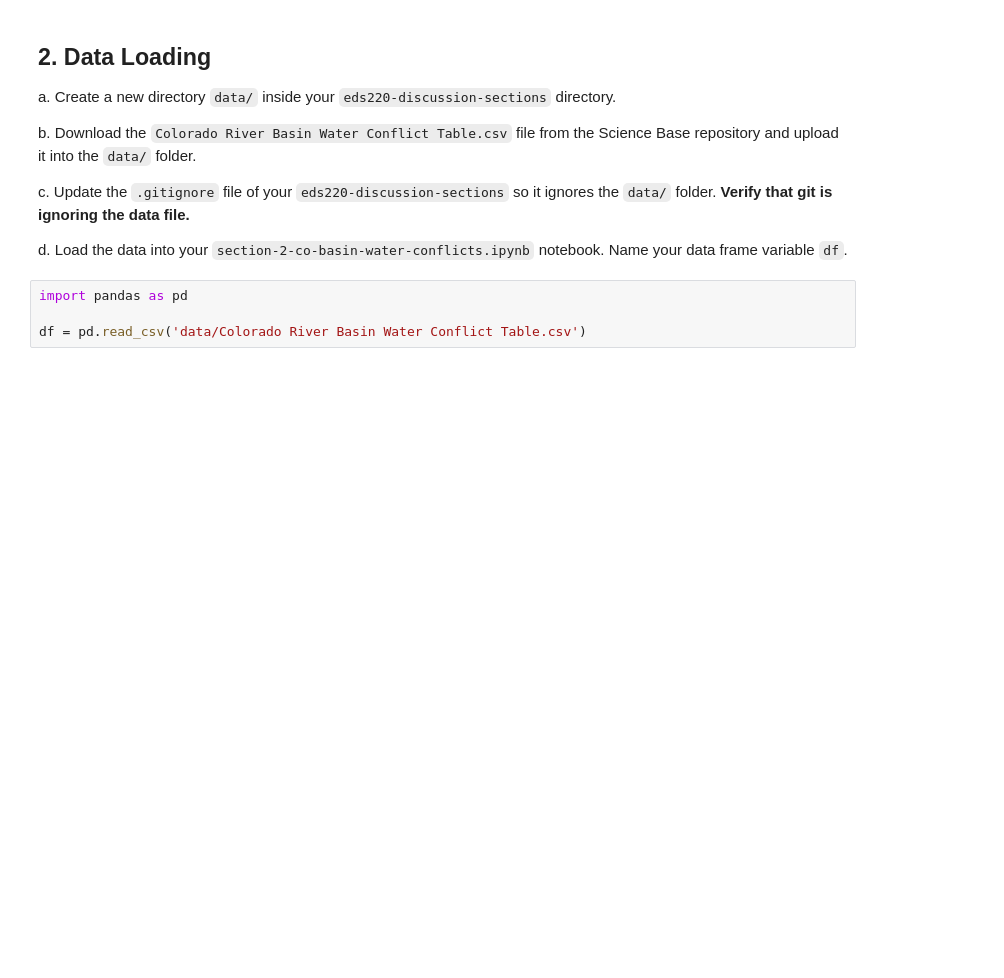
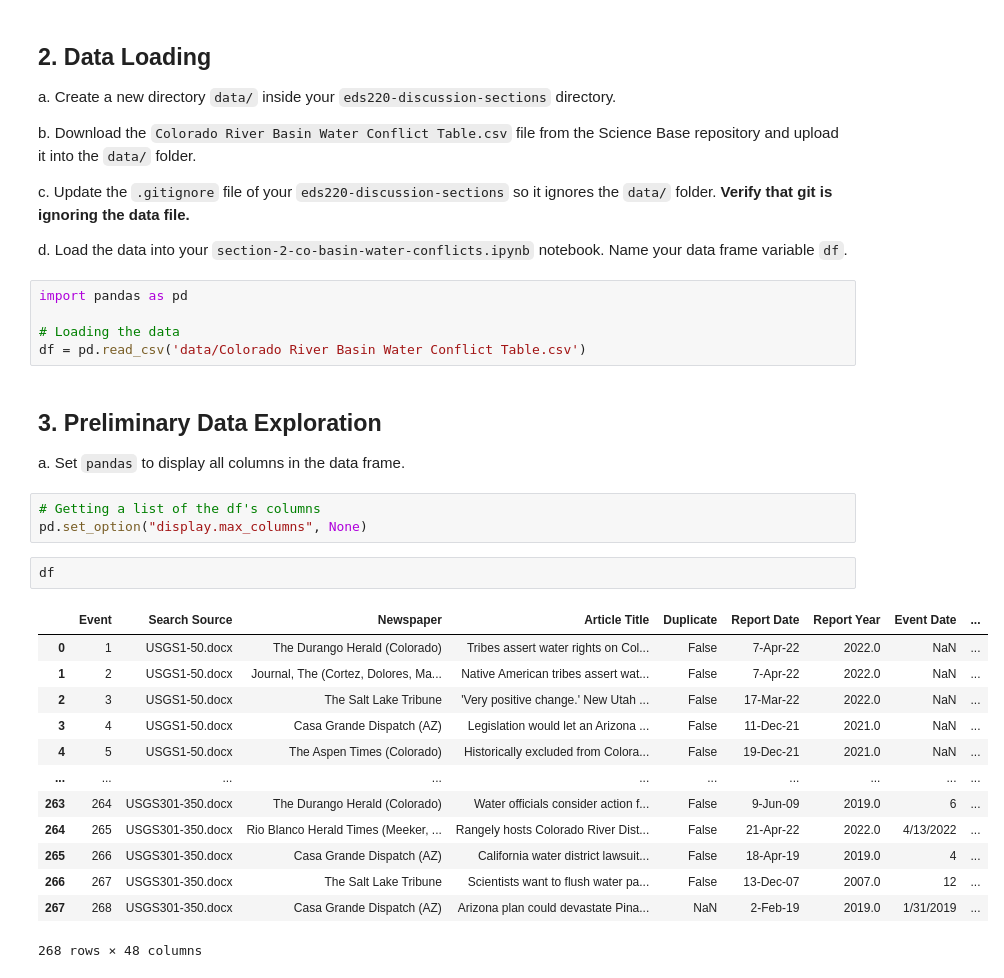
Before and after one commit to karolinasienko/eds220-2026-sections, a Jupyter notebook: section-2-co-basin-water-conflicts.ipynb, the cells around one changed output. Cells and saved outputs as stored; diff of their text form; blank space fills up the shorter version.

Commit message:
preliminiary data exploration

```diff
--- a/section-2-co-basin-water-conflicts.ipynb
+++ b/section-2-co-basin-water-conflicts.ipynb
@@ -48,4 +48,28 @@ d. Load the data into your `section-2-co-basin-water-conflicts.ipynb` notebook.
 # %%
 import pandas as pd
 
+# Loading the data
 df = pd.read_csv('data/Colorado River Basin Water Conflict Table.csv')
+# %% [markdown]
+## 3. Preliminary Data Exploration
+
+a. Set `pandas` to display all columns in the data frame.
+# %%
+# Getting a list of the df's columns
+pd.set_option("display.max_columns", None)
+# %%
+df
+# %% [output]
+|  | Event | Search Source | Newspaper | Article Title | Duplicate | Report Date | Report Year | Event Date | ... |
+| 0 | 1 | USGS1-50.docx | The Durango Herald (Colorado) | Tribes assert water rights on Col... | False | 7-Apr-22 | 2022.0 | NaN | ... |
+| 1 | 2 | USGS1-50.docx | Journal, The (Cortez, Dolores, Ma... | Native American tribes assert wat... | False | 7-Apr-22 | 2022.0 | NaN | ... |
+| 2 | 3 | USGS1-50.docx | The Salt Lake Tribune | 'Very positive change.' New Utah ... | False | 17-Mar-22 | 2022.0 | NaN | ... |
+| 3 | 4 | USGS1-50.docx | Casa Grande Dispatch (AZ) | Legislation would let an Arizona ... | False | 11-Dec-21 | 2021.0 | NaN | ... |
+| 4 | 5 | USGS1-50.docx | The Aspen Times (Colorado) | Historically excluded from Colora... | False | 19-Dec-21 | 2021.0 | NaN | ... |
+| ... | ... | ... | ... | ... | ... | ... | ... | ... | ... |
+| 263 | 264 | USGS301-350.docx | The Durango Herald (Colorado) | Water officials consider action f... | False | 9-Jun-09 | 2019.0 | 6 | ... |
+| 264 | 265 | USGS301-350.docx | Rio Blanco Herald Times (Meeker, ... | Rangely hosts Colorado River Dist... | False | 21-Apr-22 | 2022.0 | 4/13/2022 | ... |
+| 265 | 266 | USGS301-350.docx | Casa Grande Dispatch (AZ) | California water district lawsuit... | False | 18-Apr-19 | 2019.0 | 4 | ... |
+| 266 | 267 | USGS301-350.docx | The Salt Lake Tribune | Scientists want to flush water pa... | False | 13-Dec-07 | 2007.0 | 12 | ... |
+| 267 | 268 | USGS301-350.docx | Casa Grande Dispatch (AZ) | Arizona plan could devastate Pina... | NaN | 2-Feb-19 | 2019.0 | 1/31/2019 | ... |
+268 rows × 48 columns
```
Also changed, not shown: parts of 5 cells of this notebook.
